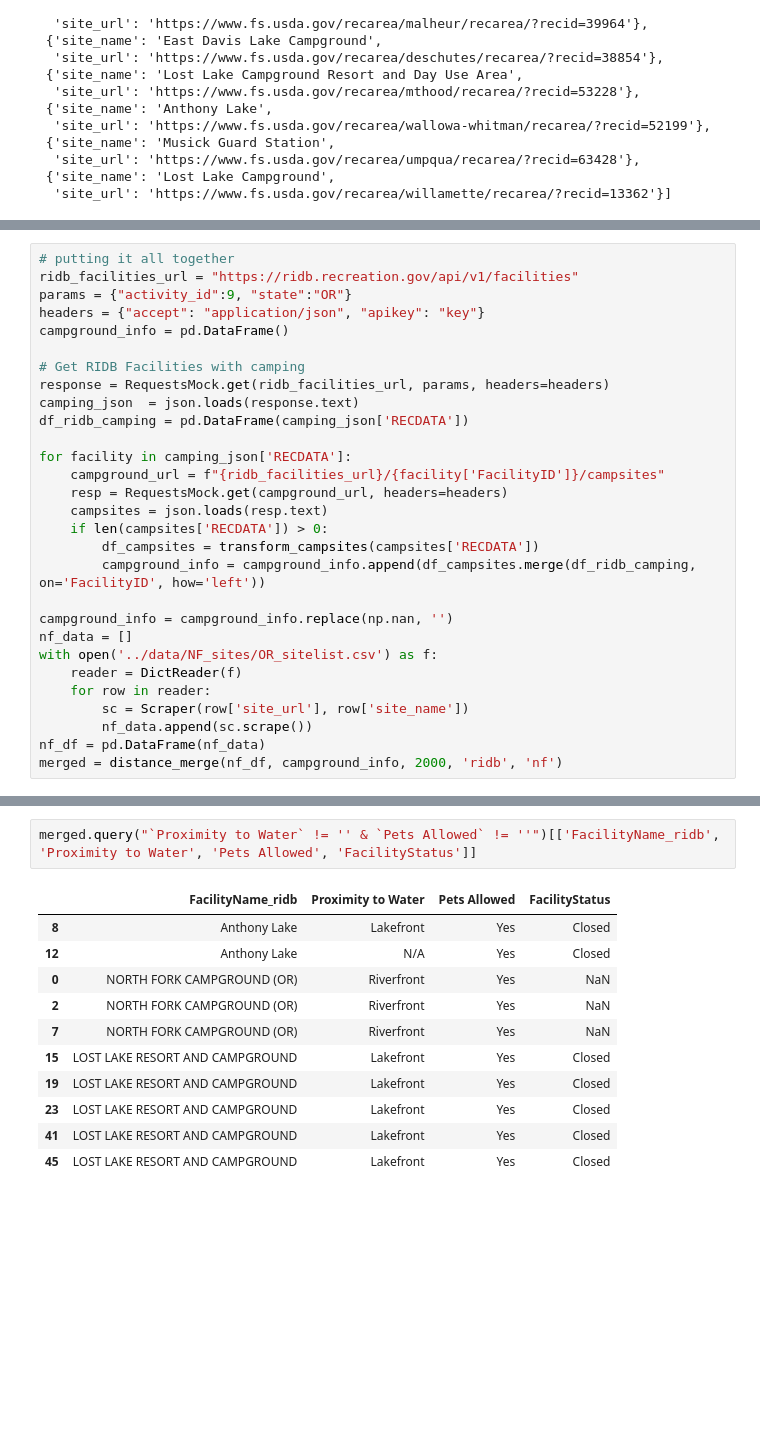
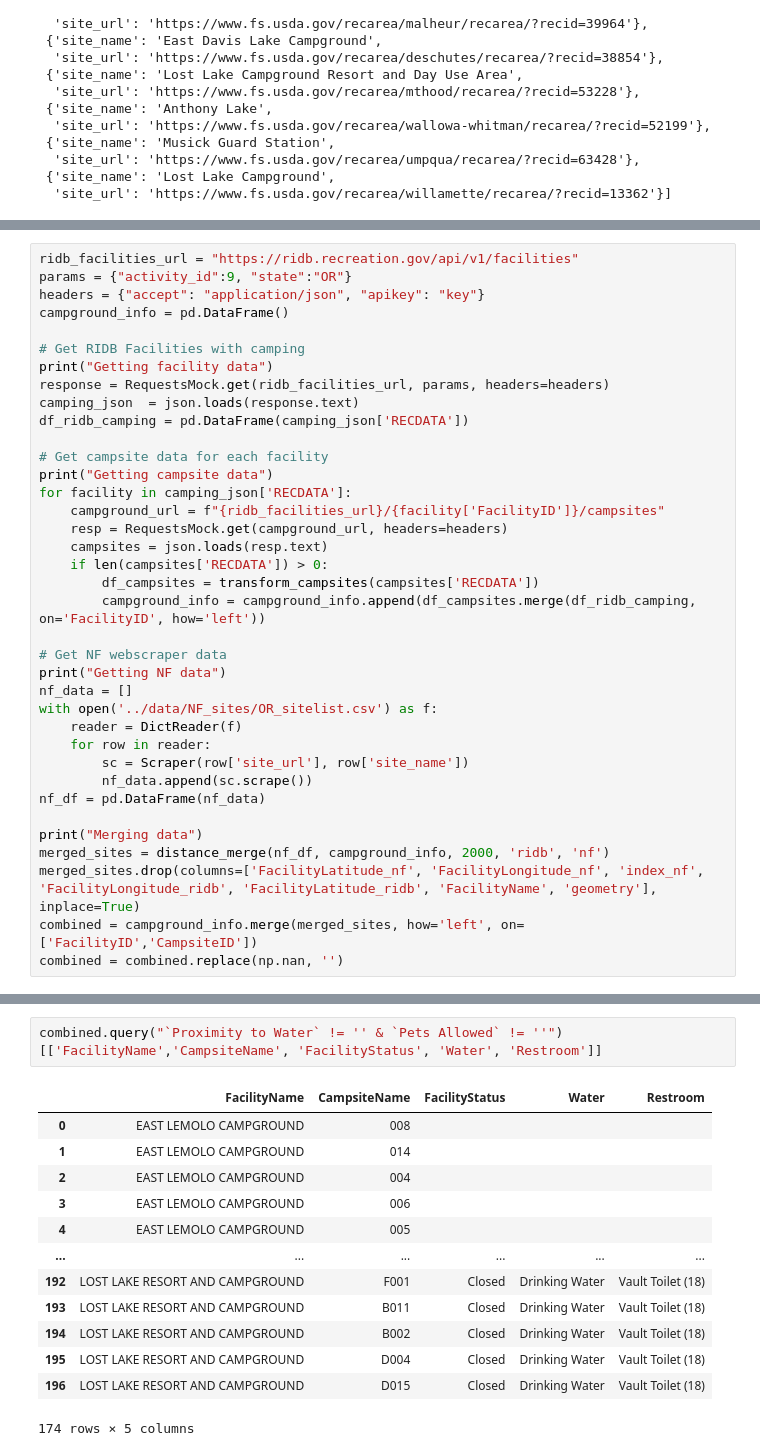
Before and after one commit to gizm00/strata_2021, a Jupyter notebook: notebooks/Exploration.ipynb, the cells around one changed output, grey strips where cells are left out. Saved outputs shown, nothing was run; the diff lists cells and outputs as text; blank space fills up the shorter version.

Commit message:
image and notebook updates, modifing merge code

```diff
--- a/notebooks/Exploration.ipynb
+++ b/notebooks/Exploration.ipynb
@@ -254,15 +297,17 @@ dm
 # %%
-# putting it all together
 ridb_facilities_url = "https://ridb.recreation.gov/api/v1/facilities"
 params = {"activity_id":9, "state":"OR"}
 headers = {"accept": "application/json", "apikey": "key"}
 campground_info = pd.DataFrame()
 
 # Get RIDB Facilities with camping
+print("Getting facility data")
 response = RequestsMock.get(ridb_facilities_url, params, headers=headers)
 camping_json  = json.loads(response.text)
 df_ridb_camping = pd.DataFrame(camping_json['RECDATA'])
 
+# Get campsite data for each facility
+print("Getting campsite data")
 for facility in camping_json['RECDATA']:
     campground_url = f"{ridb_facilities_url}/{facility['FacilityID']}/campsites"
     resp = RequestsMock.get(campground_url, headers=headers)
@@ -271,7 +316,8 @@ for facility in camping_json['RECDATA']:
         df_campsites = transform_campsites(campsites['RECDATA'])
         campground_info = campground_info.append(df_campsites.merge(df_ridb_camping, on='FacilityID', how='left'))
 
-campground_info = campground_info.replace(np.nan, '')
+# Get NF webscraper data
+print("Getting NF data")
 nf_data = []
 with open('../data/NF_sites/OR_sitelist.csv') as f:
     reader = DictReader(f)
@@ -279,4 +325,9 @@ with open('../data/NF_sites/OR_sitelist.csv') as f:
         sc = Scraper(row['site_url'], row['site_name'])
         nf_data.append(sc.scrape())
 nf_df = pd.DataFrame(nf_data)
-merged = distance_merge(nf_df, campground_info, 2000, 'ridb', 'nf')
+
+print("Merging data")
+merged_sites = distance_merge(nf_df, campground_info, 2000, 'ridb', 'nf')
+merged_sites.drop(columns=['FacilityLatitude_nf', 'FacilityLongitude_nf', 'index_nf', 'FacilityLongitude_ridb', 'FacilityLatitude_ridb', 'FacilityName', 'geometry'], inplace=True)
+combined = campground_info.merge(merged_sites, how='left', on=['FacilityID','CampsiteID'])
+combined = combined.replace(np.nan, '')
@@ -283,14 +339,16 @@ merged = distance_merge(nf_df, campground_info, 2000, 'ridb', 'nf')
 # %%
-merged.query("`Proximity to Water` != '' & `Pets Allowed` != ''")[['FacilityName_ridb', 'Proximity to Water', 'Pets Allowed', 'FacilityStatus']]
+combined.query("`Proximity to Water` != '' & `Pets Allowed` != ''")[['FacilityName','CampsiteName', 'FacilityStatus', 'Water', 'Restroom']]
 # %% [output]
-|  | FacilityName_ridb | Proximity to Water | Pets Allowed | FacilityStatus |
-| 8 | Anthony Lake | Lakefront | Yes | Closed |
-| 12 | Anthony Lake | N/A | Yes | Closed |
-| 0 | NORTH FORK CAMPGROUND (OR) | Riverfront | Yes | NaN |
-| 2 | NORTH FORK CAMPGROUND (OR) | Riverfront | Yes | NaN |
-| 7 | NORTH FORK CAMPGROUND (OR) | Riverfront | Yes | NaN |
-| 15 | LOST LAKE RESORT AND CAMPGROUND | Lakefront | Yes | Closed |
-| 19 | LOST LAKE RESORT AND CAMPGROUND | Lakefront | Yes | Closed |
-| 23 | LOST LAKE RESORT AND CAMPGROUND | Lakefront | Yes | Closed |
-| 41 | LOST LAKE RESORT AND CAMPGROUND | Lakefront | Yes | Closed |
-| 45 | LOST LAKE RESORT AND CAMPGROUND | Lakefront | Yes | Closed |
+|  | FacilityName | CampsiteName | FacilityStatus | Water | Restroom |
+| 0 | EAST LEMOLO CAMPGROUND | 008 |  |  |  |
+| 1 | EAST LEMOLO CAMPGROUND | 014 |  |  |  |
+| 2 | EAST LEMOLO CAMPGROUND | 004 |  |  |  |
+| 3 | EAST LEMOLO CAMPGROUND | 006 |  |  |  |
+| 4 | EAST LEMOLO CAMPGROUND | 005 |  |  |  |
+| ... | ... | ... | ... | ... | ... |
+| 192 | LOST LAKE RESORT AND CAMPGROUND | F001 | Closed | Drinking Water | Vault Toilet (18) |
+| 193 | LOST LAKE RESORT AND CAMPGROUND | B011 | Closed | Drinking Water | Vault Toilet (18) |
+| 194 | LOST LAKE RESORT AND CAMPGROUND | B002 | Closed | Drinking Water | Vault Toilet (18) |
+| 195 | LOST LAKE RESORT AND CAMPGROUND | D004 | Closed | Drinking Water | Vault Toilet (18) |
+| 196 | LOST LAKE RESORT AND CAMPGROUND | D015 | Closed | Drinking Water | Vault Toilet (18) |
+174 rows × 5 columns
```
Also changed, not shown: parts of 11 cells of this notebook, 6 other files.
